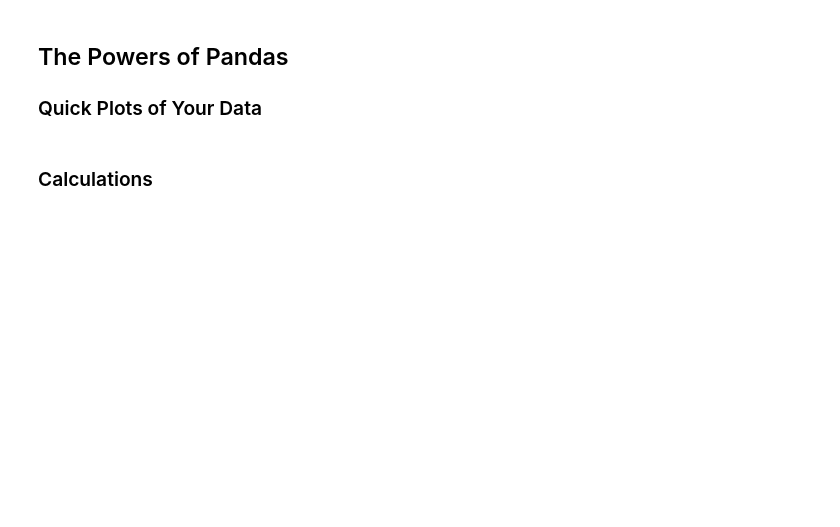
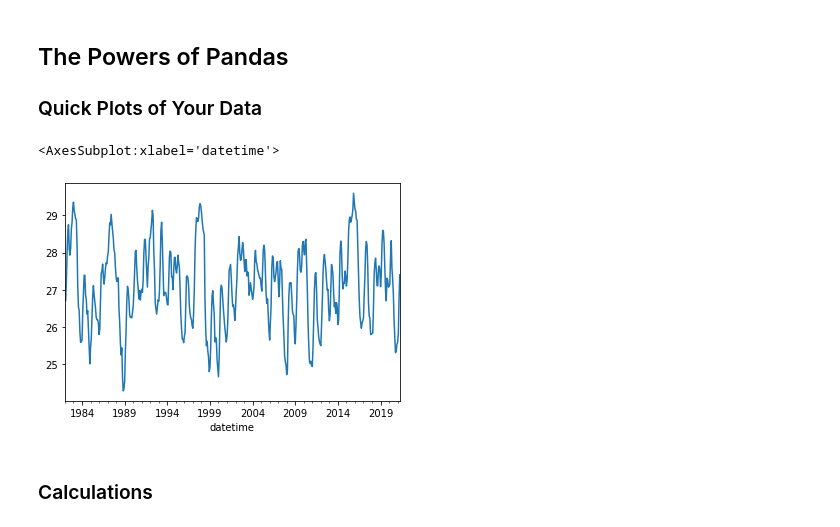
Before and after one commit to mgrover1/ncar_pandas_tutorial, a Jupyter notebook: pandas_fullNotebook.ipynb, the cells around one changed output. Saved outputs shown, nothing was run; the diff lists cells and outputs as text; code cells hidden in the pictures; blank space fills up the shorter version.

```diff
--- a/pandas_fullNotebook.ipynb
+++ b/pandas_fullNotebook.ipynb
@@ -87,7 +219,10 @@ df.describe()
 
 ### Quick Plots of Your Data
 # %%
-df.Nino12.plot()
+df.Nino34.plot()
+# %% [output]
+<AxesSubplot:xlabel='datetime'>
+[figure, added]
 # %% [markdown]
 ### Calculations
 # %%
```
Also changed, not shown: parts of 42 cells of this notebook.
